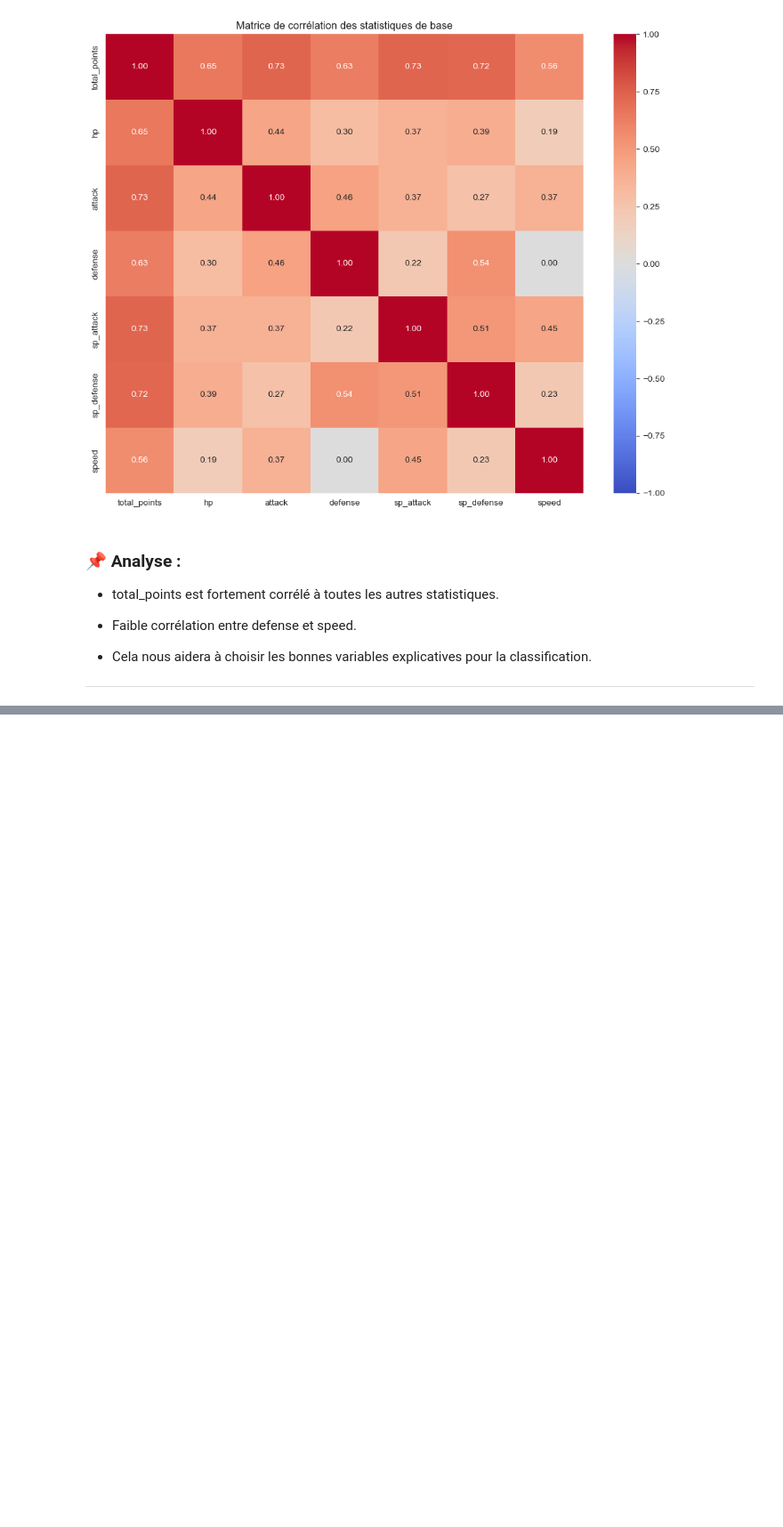
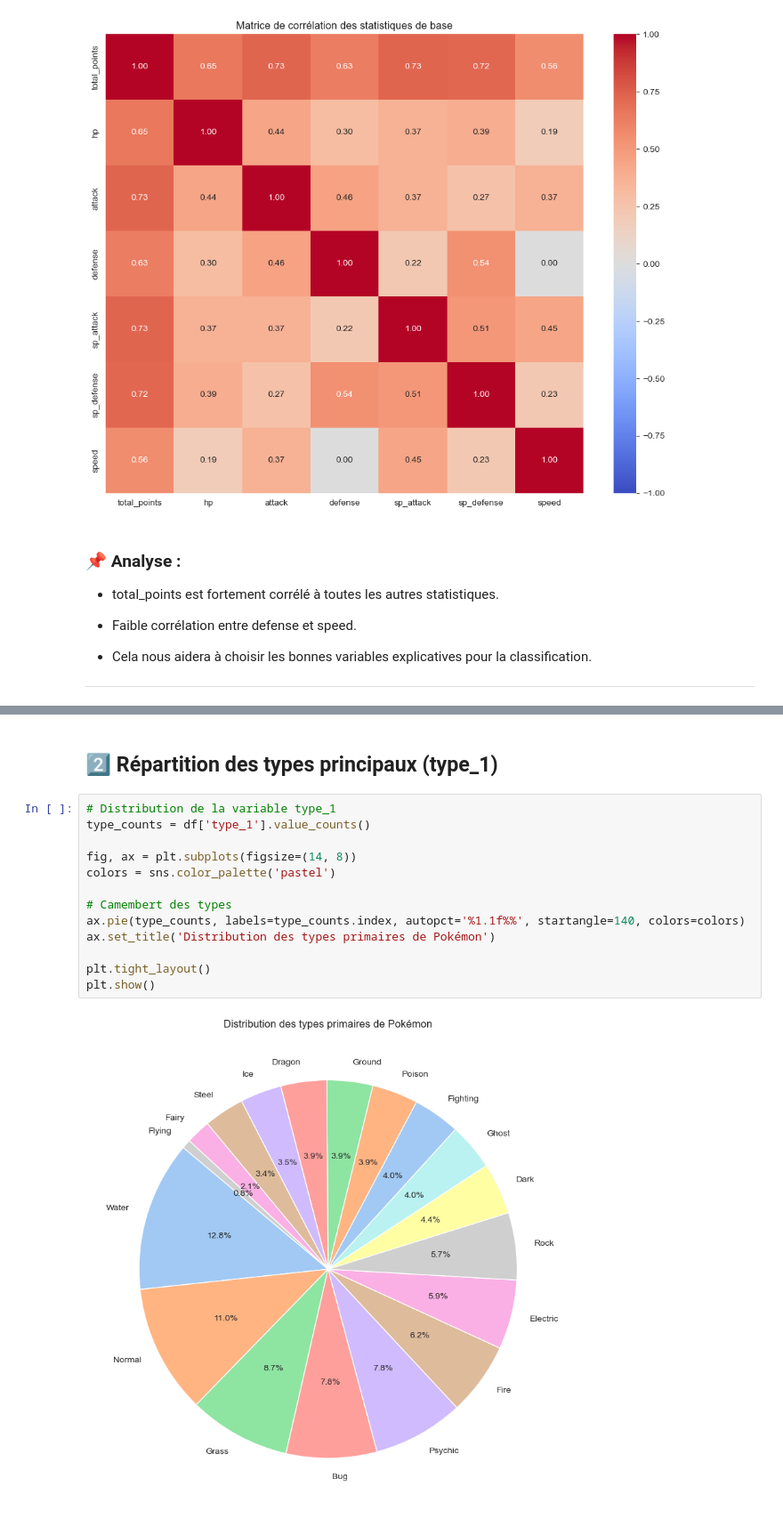
Before and after one commit to LeoBouffard/4MLSP_Bouffard_SENOUSSI, a Jupyter notebook: pokemon.ipynb, the cells around one changed output, grey strips where cells are left out. Shown at 89% size. Saved outputs shown, nothing was run; the diff lists cells and outputs as text; blank space fills up the shorter version.

```diff
--- a/pokemon.ipynb
+++ b/pokemon.ipynb
@@ -202,0 +260,17 @@ plt.show()
+# %% [markdown]
+## 2️⃣ Répartition des types principaux (type_1)
+# %%
+# Distribution de la variable type_1
+type_counts = df['type_1'].value_counts()
+
+fig, ax = plt.subplots(figsize=(14, 8))
+colors = sns.color_palette('pastel')
+
+# Camembert des types
+ax.pie(type_counts, labels=type_counts.index, autopct='%1.1f%%', startangle=140, colors=colors)
+ax.set_title('Distribution des types primaires de Pokémon')
+
+plt.tight_layout()
+plt.show()
+# %% [output]
+[figure, added]
```
Also changed, not shown: parts of 88 cells of this notebook.
